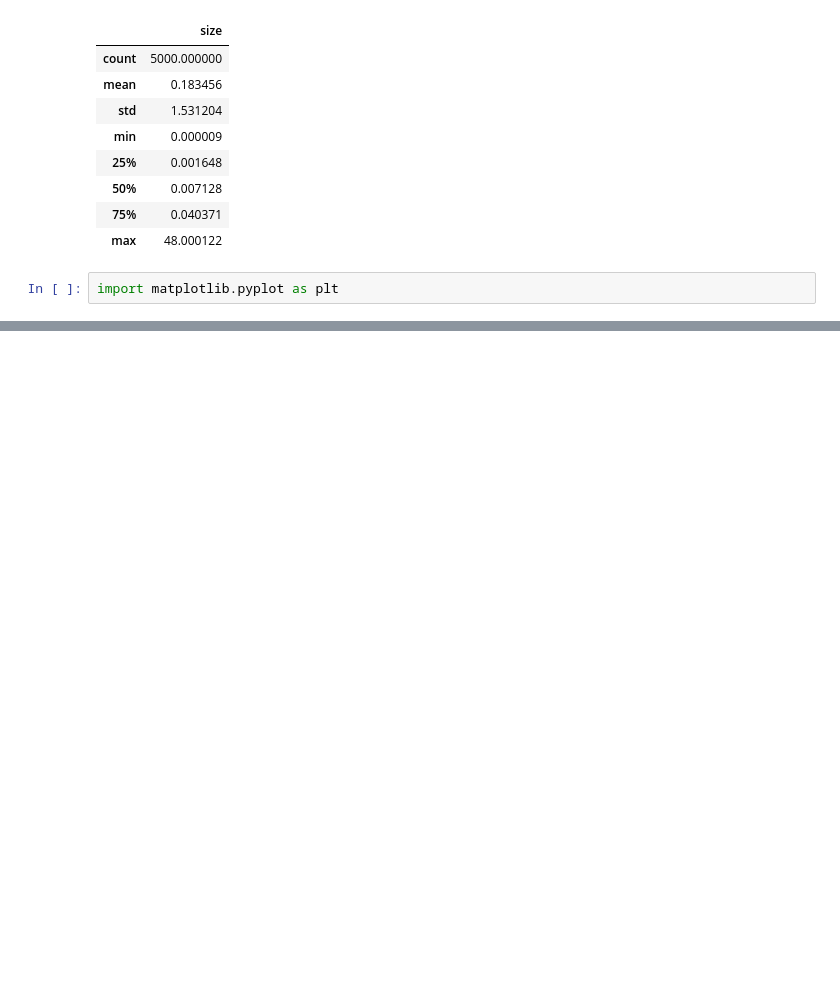
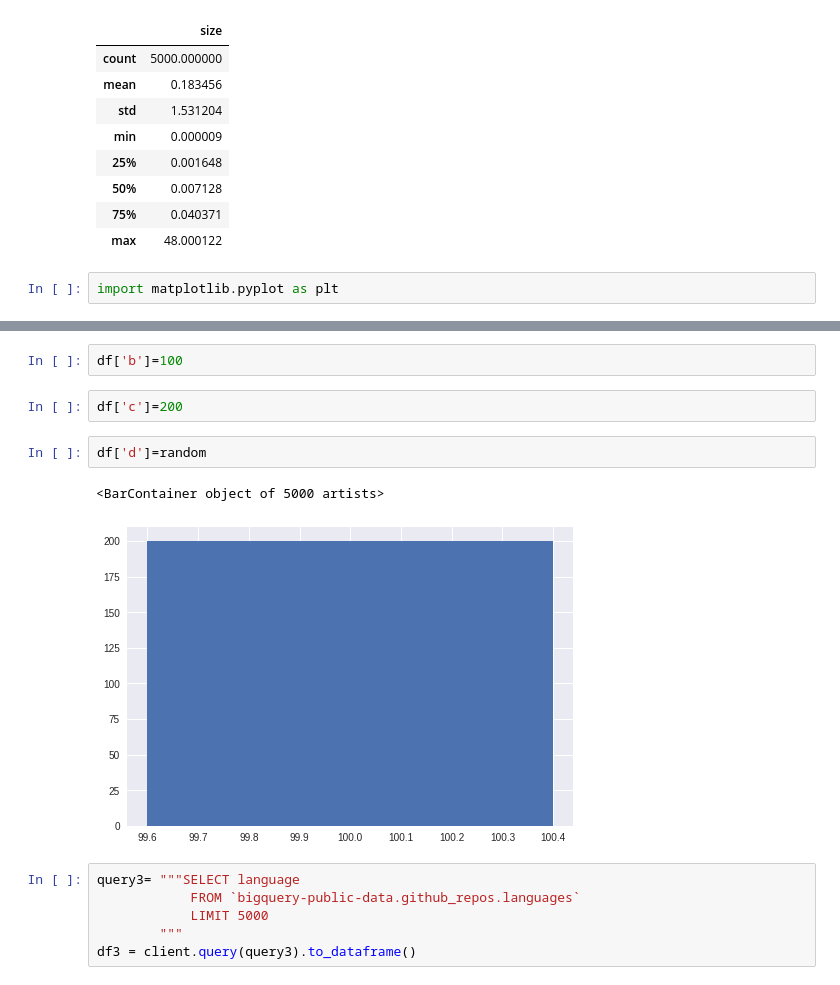
Before and after one commit to rajat05jain/Python, a Jupyter notebook: Analyzing 3 Million Github Repos using BigQuery .ipynb, the cells around one changed output, grey strips where cells are left out. Drawn from its saved outputs; the diff is of its cells as text; blank space fills up the shorter version.

```diff
--- a/Analyzing 3 Million Github Repos using BigQuery .ipynb
+++ b/Analyzing 3 Million Github Repos using BigQuery .ipynb
@@ -51,0 +60,15 @@ plt.title("Sizes of Github Repos on Head Branch in MBs");
+# %%
+df['b']=100
+# %%
+df['c']=200
+# %%
+df['d']=random
+# %% [output]
+<BarContainer object of 5000 artists>
+[figure, added]
+# %%
+query3= """SELECT language
+            FROM `bigquery-public-data.github_repos.languages`
+            LIMIT 5000
+        """
+df3 = client.query(query3).to_dataframe()
```
Also changed, not shown: parts of 5 cells of this notebook.
